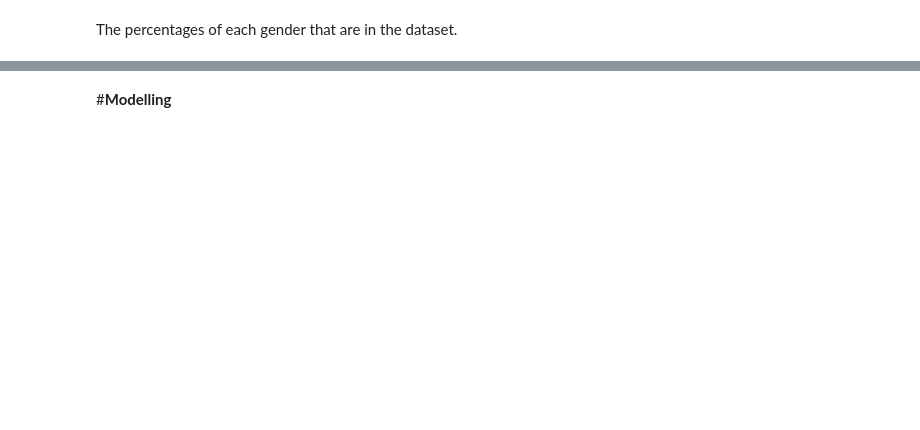
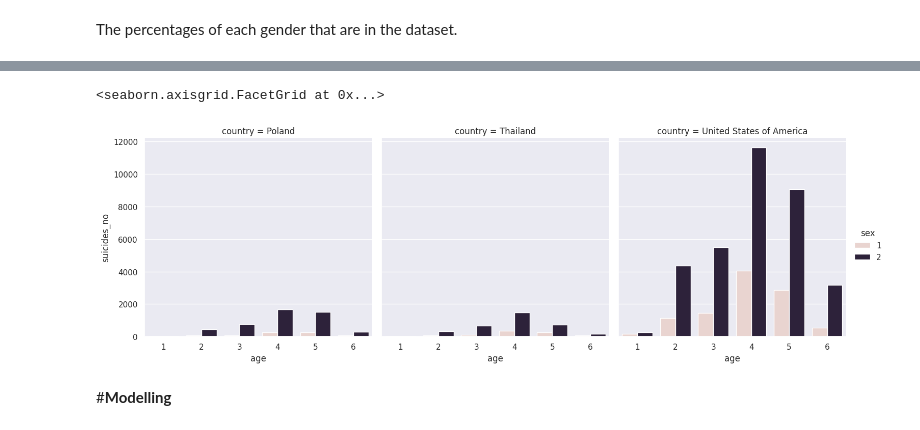
Before and after one commit to hegame1998/Suicide-Statistic, a Jupyter notebook: WHO_Suicide_Statistics.ipynb, the cells around one changed output, grey strips where cells are left out. Saved outputs shown, nothing was run; the diff lists cells and outputs as text; code cells hidden in the pictures; blank space fills up the shorter version.

```diff
--- a/WHO_Suicide_Statistics.ipynb
+++ b/WHO_Suicide_Statistics.ipynb
@@ -526,3 +562,14 @@ plt.show()
+# %%
+# seaborn sof 3 countries
+sns.set()
+
+# chart data
+chart = (suicide_df.loc[(suicide_df['country'].isin(['Poland','Thailand','United States of America'])) & (suicide_df['year'] == 2015), ['country','sex','age','suicides_no']].sort_values(['sex','age']))
+
+sns.catplot(x='age', hue='sex', col='country', y='suicides_no', data=cd, kind='bar', col_wrap=3)
+# %% [output]
+<seaborn.axisgrid.FacetGrid at 0x...>
+[figure, added]
 # %% [markdown]
 #**Modelling**
 # %%
```
Also changed, not shown: parts of 9 cells of this notebook.
